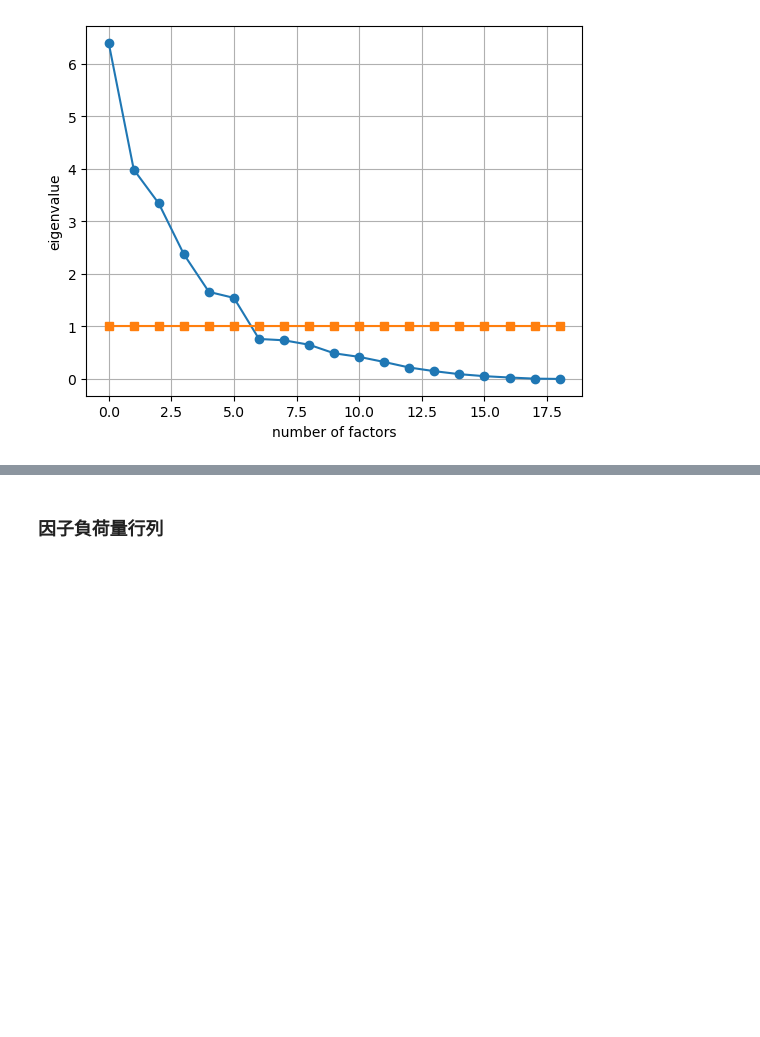
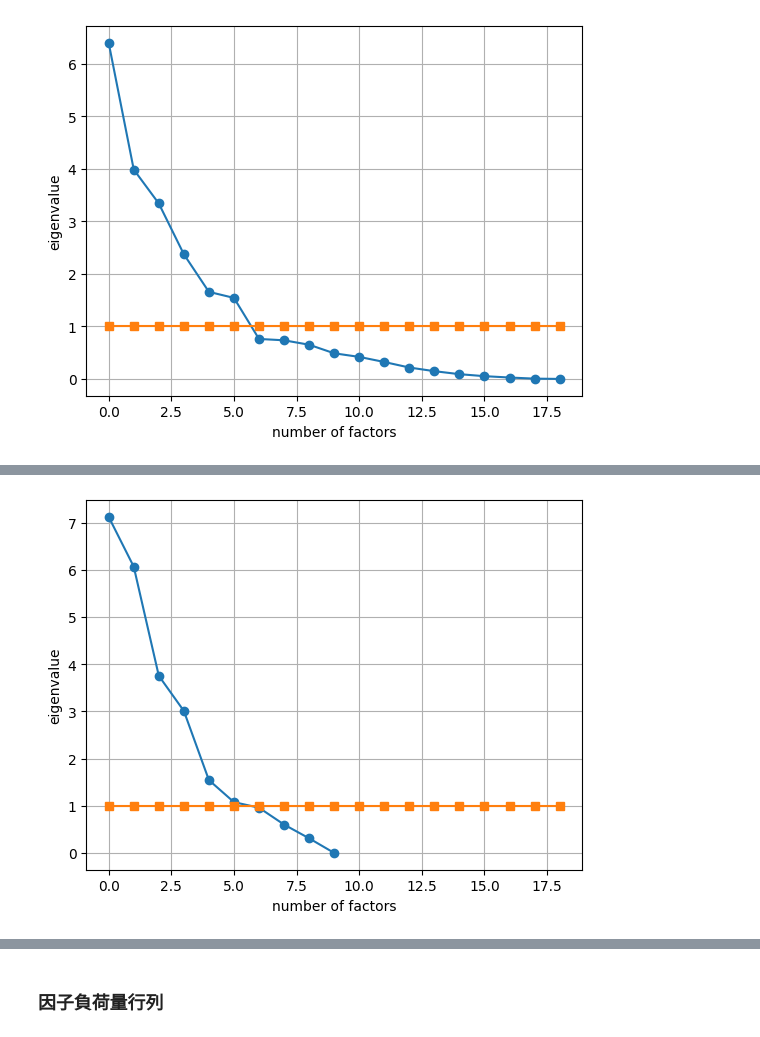
Before and after one commit to hayaponpoco/CommU_cafe, a Jupyter notebook: analysis/analysis.ipynb, the cells around one changed output, grey strips where cells are left out. Saved outputs shown, nothing was run; the diff lists cells and outputs as text; code cells hidden in the pictures; blank space fills up the shorter version.

```diff
--- a/analysis/analysis.ipynb
+++ b/analysis/analysis.ipynb
@@ -94,0 +161,3 @@ PCA()
+# %%
+pca_robot = PCA()
+pca_robot.fit(z_robot)
@@ -112,3 +198,18 @@ plt.show()
+# %%
+ev = pca_robot.explained_variance_
+
+ev_1 = np.ones(19)
+
+plt.plot(ev, 'o-')
+plt.plot(ev_1, 's-')
+
+plt.xlabel("number of factors")
+plt.ylabel("eigenvalue")
+
+plt.grid()
+plt.show()
+# %% [output]
+[figure, added]
 # %%
 from sklearn.decomposition import FactorAnalysis as FA
 
```
Also changed, not shown: parts of 18 cells of this notebook.
